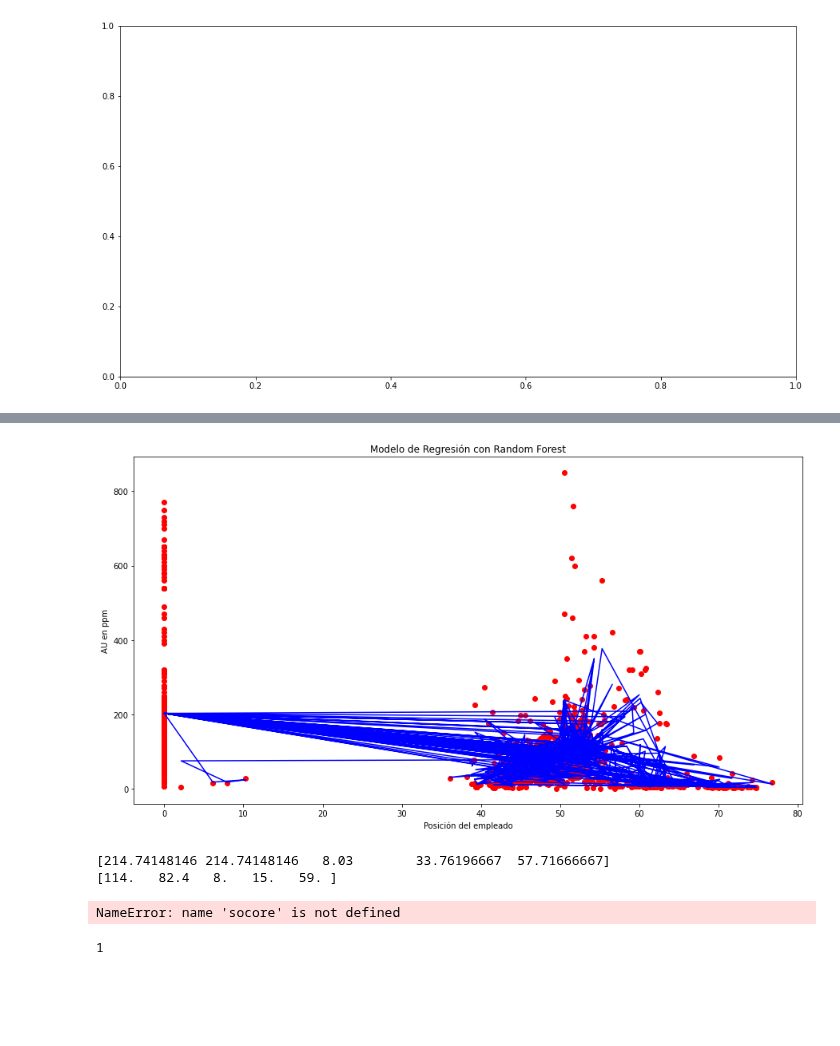
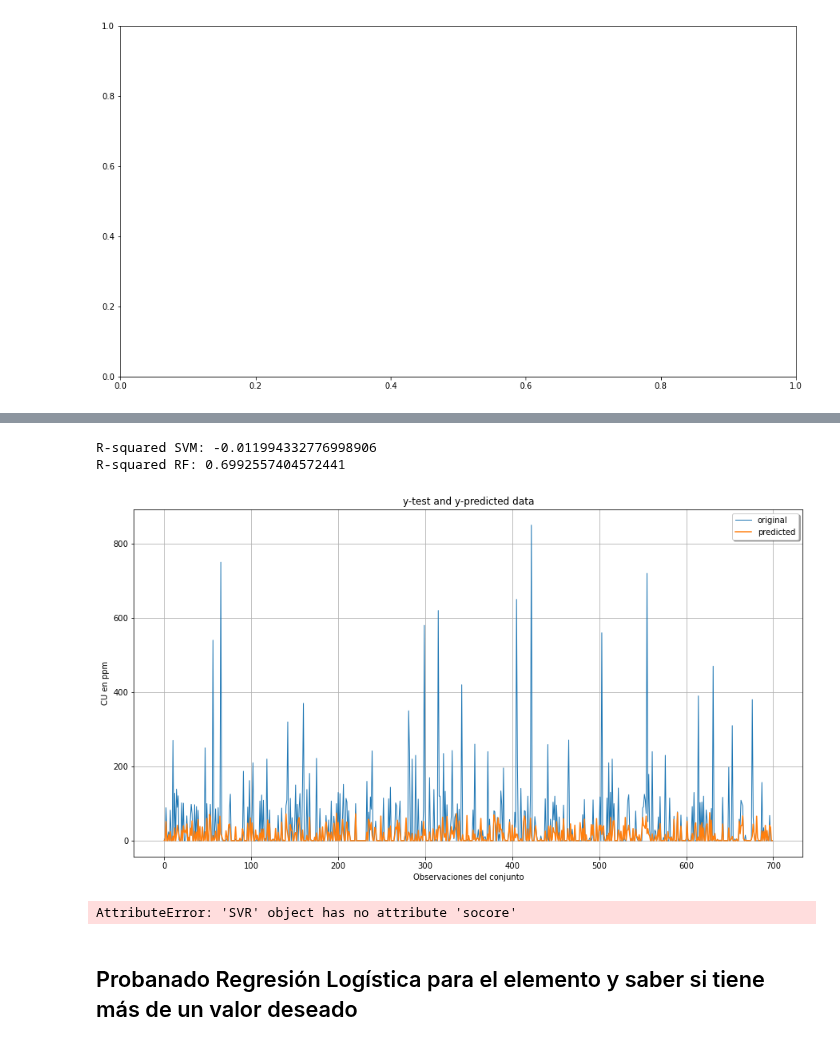
Before and after one commit to rubensdmp/GeoPython, a Jupyter notebook: EarthChem/Geoquimica.ipynb, the cells around one changed output, grey strips where cells are left out. Cells and saved outputs as stored; diff of their text form; code cells hidden in the pictures; blank space fills up the shorter version.

```diff
--- a/EarthChem/Geoquimica.ipynb
+++ b/EarthChem/Geoquimica.ipynb
@@ -377,40 +280,34 @@ plt.show()
 # %%
+from sklearn.svm import SVR
+regression = SVR(kernel = "rbf")
+regression.fit(X_train, y_train)
 
-# Escalado de variables
-"""from sklearn.preprocessing import StandardScaler
-sc_X = StandardScaler()
-X_train = sc_X.fit_transform(X_train)
-X_test = sc_X.transform(X_test)"""
-#%%
-
-
-# Predicción de nuestros modelos con Random Forest
-#y_pred = regression.predict([[6.5]])
-
-# Visualización de los resultados del Random Forest
-#X_grid = np.arange(min(X), max(X), 0.01)
-#X_grid = X_grid.reshape(len(X_grid), 1)
-plt.scatter(X, y, color = "red")
-plt.plot(X, regression.predict(X), color = "blue")
-plt.title("Modelo de Regresión con Random Forest")
-plt.xlabel("Posición del empleado")
-plt.ylabel("{} en ppm".format('AU'))
-plt.show()
+# observamos Accurancy
+scoreSVM = regression.score(X_test, y_test)
+print("R-squared SVM:", scoreSVM)
+print("R-squared RF:", scoreRF)
 # %% [output]
-[figure, removed]
+R-squared SVM: -0.011994332776998906
+R-squared RF: 0.6992557404572441
 # %%
-predTree = regression.predict(X_test)
-print (predTree [0:5])
-print (y_test [0:5])
+y_pred = regression.predict(X_test)
+
+
+plt.rcParams["figure.figsize"] = (15,8)
+x_ax = range(len(y_test))
+plt.plot(x_ax, y_test, linewidth=1, label="original")
+plt.plot(x_ax, y_pred, linewidth=1.5, label="predicted")
+plt.title("y-test and y-predicted data")
+plt.xlabel('Observaciones del conjunto')
+plt.ylabel('{} en ppm'.format(elemento))
+plt.legend(loc='best',fancybox=True, shadow=True)
+plt.grid(True)
+plt.show()
 # %% [output]
-[214.74148146 214.74148146   8.03        33.76196667  57.71666667]
-[114.   82.4   8.   15.   59. ]
+[figure, added]
 # %%
-regression.socore(predTree, y_test))
+regression.socore(predTree, y_test)
 # %% [output]
-NameError: name 'socore' is not defined
+AttributeError: 'SVR' object has no attribute 'socore'
-# %%
-y_pred =regression.predict(X_test)
-y_pred.ndim
-# %% [output]
-1
+# %% [markdown]
+## Probanado Regresión Logística para el elemento y saber si tiene más de un valor deseado
```
Also changed, not shown: parts of 26 cells of this notebook.
